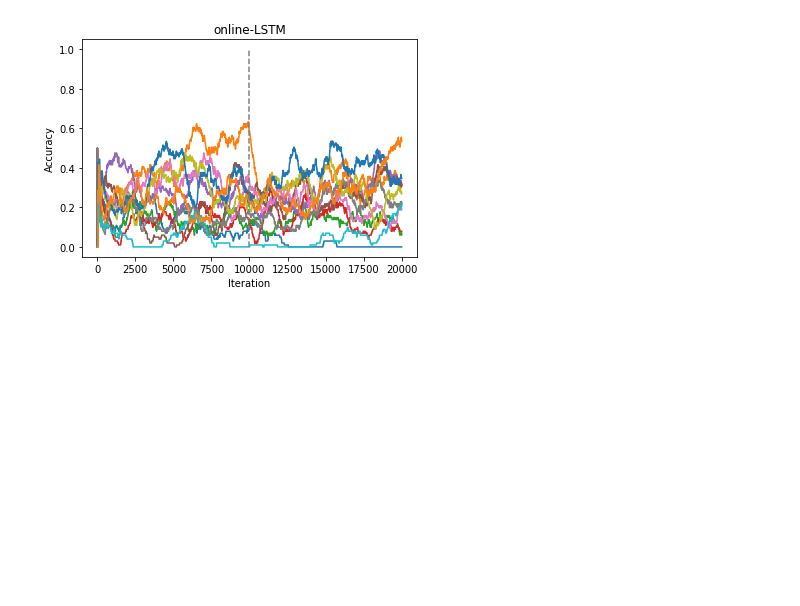
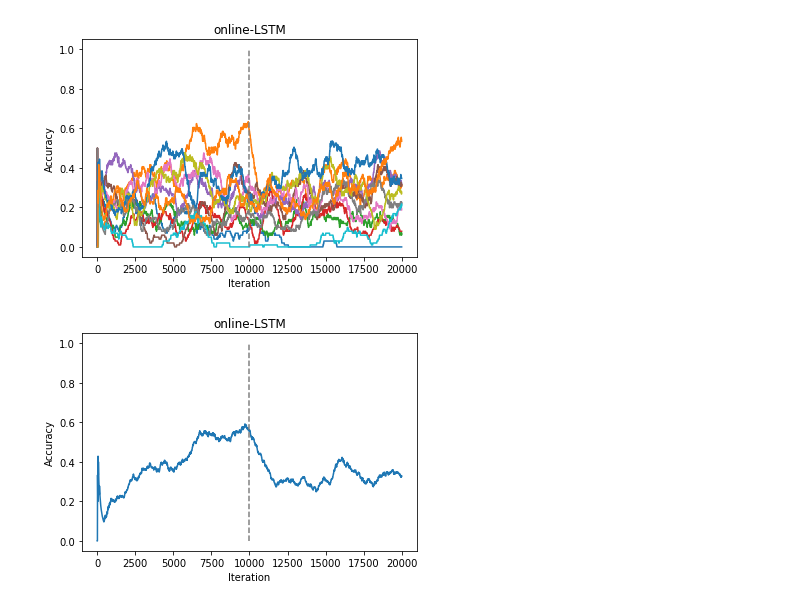
Before and after one commit to sharath/sequence-learning, a Jupyter notebook: lstm/results_2/results.ipynb, the cells around one changed output. Saved outputs shown, nothing was run; the diff lists cells and outputs as text; code cells hidden in the pictures; blank space fills up the shorter version.

Commit message:
fixes + results for LSTM-online

```diff
--- a/lstm/results_2/results.ipynb
+++ b/lstm/results_2/results.ipynb
@@ -10,8 +10,8 @@ def read_log(fname):
     next(file)
     for line in file.readlines():
         it, current, target, prediction, correct = line.replace('\n','').split(',')
-        x.append(int(it))
-        accuracy.append(int(correct))
+        x.append(float(it))
+        accuracy.append(float(correct))
     return x, accuracy
 # %%
 def moving_average(a, n):
@@ -37,3 +41,15 @@ plt.savefig('output.png', dpi=100)
 plt.show()
 # %% [output]
 [figure]
+# %%
+x, acc = read_log('1550704725.log')
+moving = moving_average(acc, min(len(acc), 200))
+plt.plot(x, moving)
+plt.plot([10000, 10000], [0, 1], linestyle='--', color='gray')
+plt.title('online-LSTM')
+plt.ylabel('Accuracy')
+plt.xlabel('Iteration')
+plt.savefig('output.png', dpi=100)
+plt.show()
+# %% [output]
+[figure, added]
```
Also changed, not shown: parts of 2 cells of this notebook, 10 other files.
